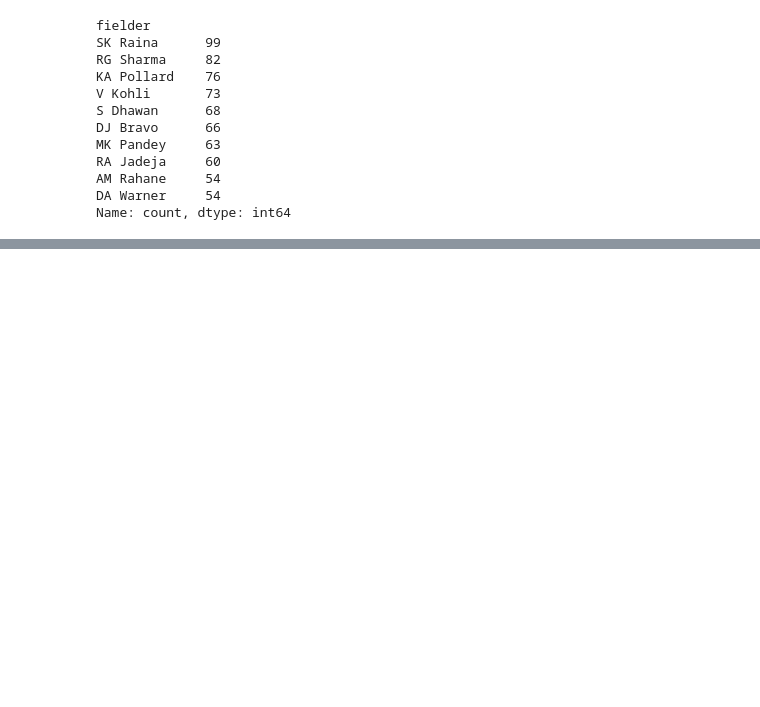
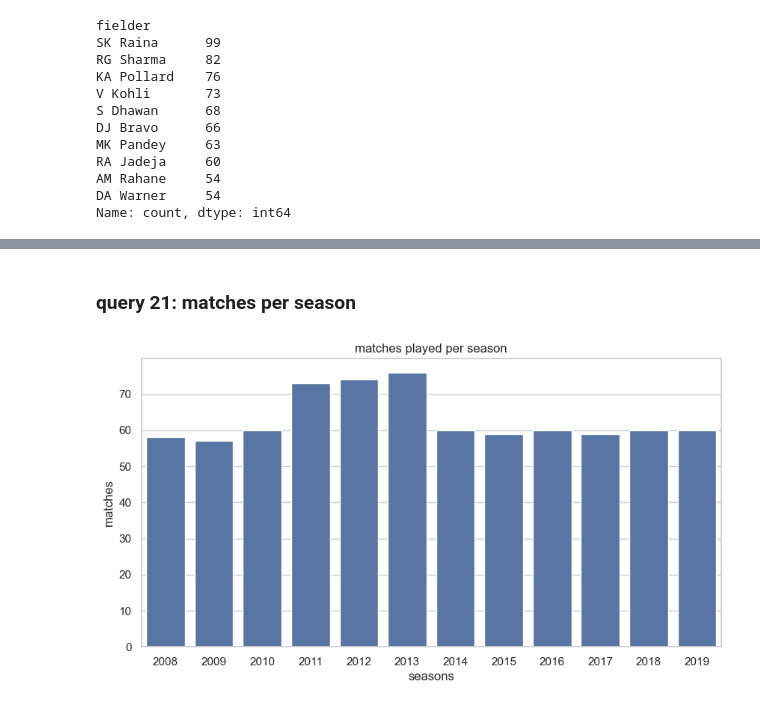
Before and after one commit to yashgupta2006-blip/ipl-data-analysis-python, a Jupyter notebook: ipl_project.ipynb, the cells around one changed output, grey strips where cells are left out. Cells and saved outputs as stored; diff of their text form; code cells hidden in the pictures; blank space fills up the shorter version.

```diff
--- a/ipl_project.ipynb
+++ b/ipl_project.ipynb
@@ -386,0 +404,10 @@ Name: count, dtype: int64
+# %% [markdown]
+### query 21: matches per season
+# %%
+sns.countplot(x="season",data=matches)
+plt.title("matches played per season")
+plt.xlabel("seasons")
+plt.ylabel("matches")
+plt.show()
+# %% [output]
+[figure, added]
```
Also changed, not shown: parts of 9 cells of this notebook.
